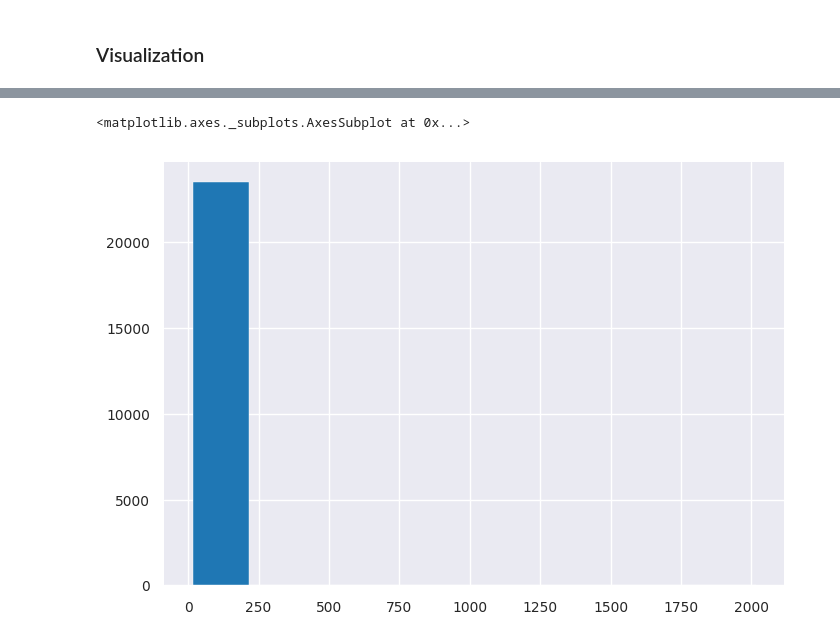
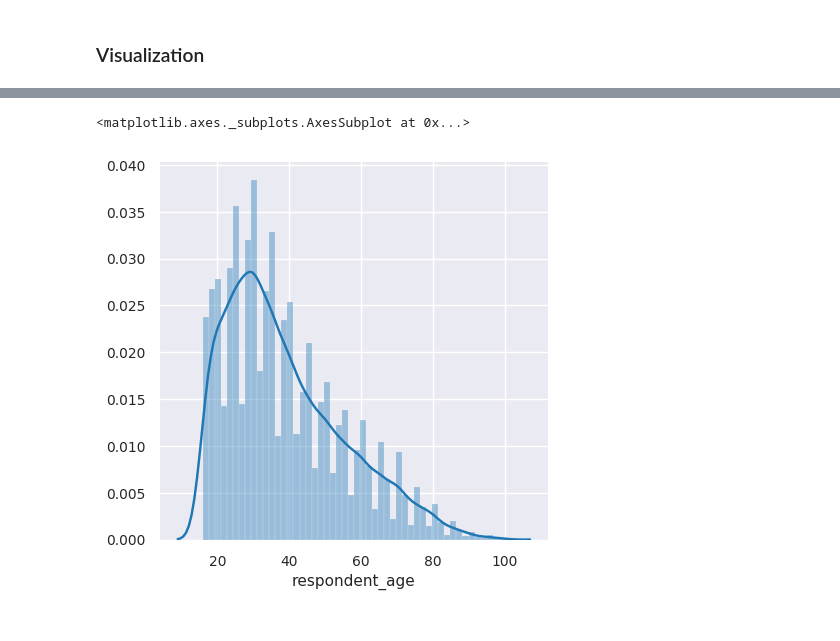
Before and after one commit to JOSEPHINEGEND/Predicting-Individuals-who-are-most-likely-to-have-or-use-a-bank-account-using-Python, a Jupyter notebook: Moringa_Data_Science_Core_W1_Independent_Project_2019_08_Josephine_Wanjiku_Python_Notebook.ipynb, the cells around one changed output, grey strips where cells are left out. Cells and saved outputs as stored; diff of their text form; code cells hidden in the pictures.

```diff
--- a/Moringa_Data_Science_Core_W1_Independent_Project_2019_08_Josephine_Wanjiku_Python_Notebook.ipynb
+++ b/Moringa_Data_Science_Core_W1_Independent_Project_2019_08_Josephine_Wanjiku_Python_Notebook.ipynb
@@ -146,6 +141,6 @@ finance.rename(columns={'level_of_educuation':'level_of_education'}, inplace=Tru
+# %%
+df.rename(columns={'level_of_educuation':'level_of_education'}, inplace=True)
 # %%
 # Removing the spaces and setting all column names to lower case
 
-finance.columns = finance.columns.str.lower().str.replace(" ", "_")
-
-finance.columns
+df.columns = finance.columns.str.lower().str.replace(" ", "_")
@@ -179,4 +176,8 @@ type_of_job               30
 dtype: int64
+# %%
+# dropping null values
+
+df.dropna(inplace = True)
 # %%
 # Replacing missing values with mode on the columns with categorical data
 
@@ -280,9 +232,9 @@ print('\n')
 # %%
 # Removing the anomalies on the year column
 
-indexnames = finance[finance['year'] > 2018].index
+indexnames = df[df['year'] > 2018].index
 
-finance.drop(indexnames, inplace = True)
+df.drop(indexnames, inplace = True)
 # %%
 # checking that there are no anomalies in the year column
 
@@ -316,7 +259,9 @@ finance.head()
 # %%
 # Histogram of respondent age
 
-finance['respondent_age'].hist()
+plt.figure(figsize = (5,5), dpi = 100)
+
+sns.distplot(df['respondent_age'], kde = True)
 # %% [output]
 <matplotlib.axes._subplots.AxesSubplot at 0x...>
-[figure, old version]
+[figure, new version]
```
Also changed, not shown: parts of 28 cells of this notebook.
